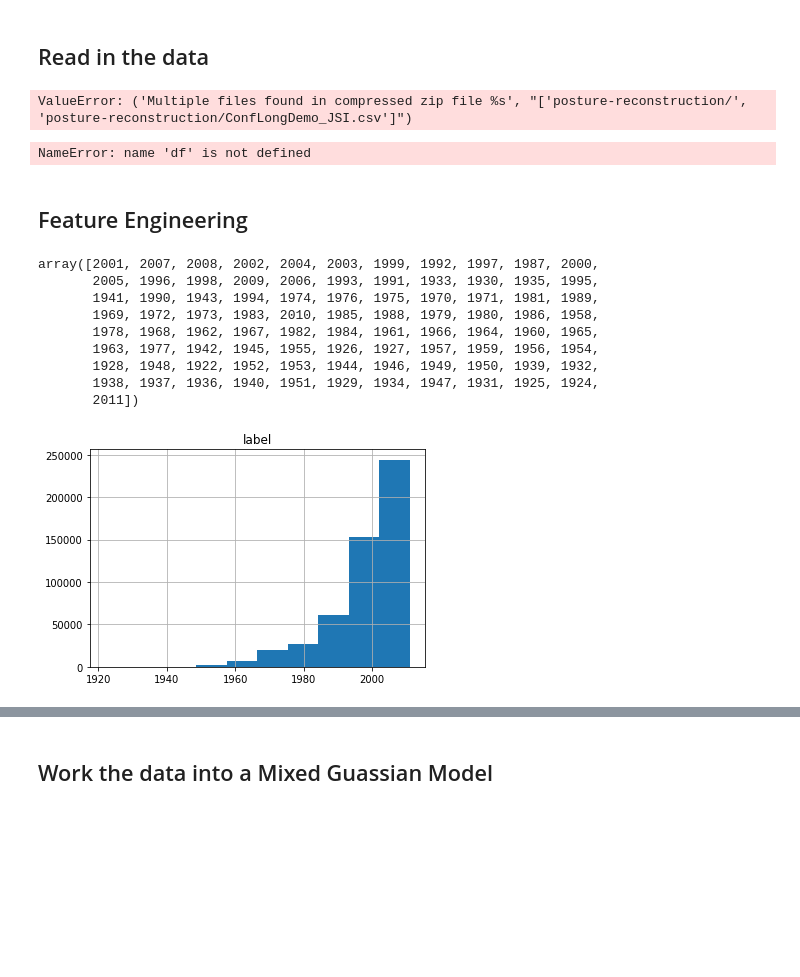
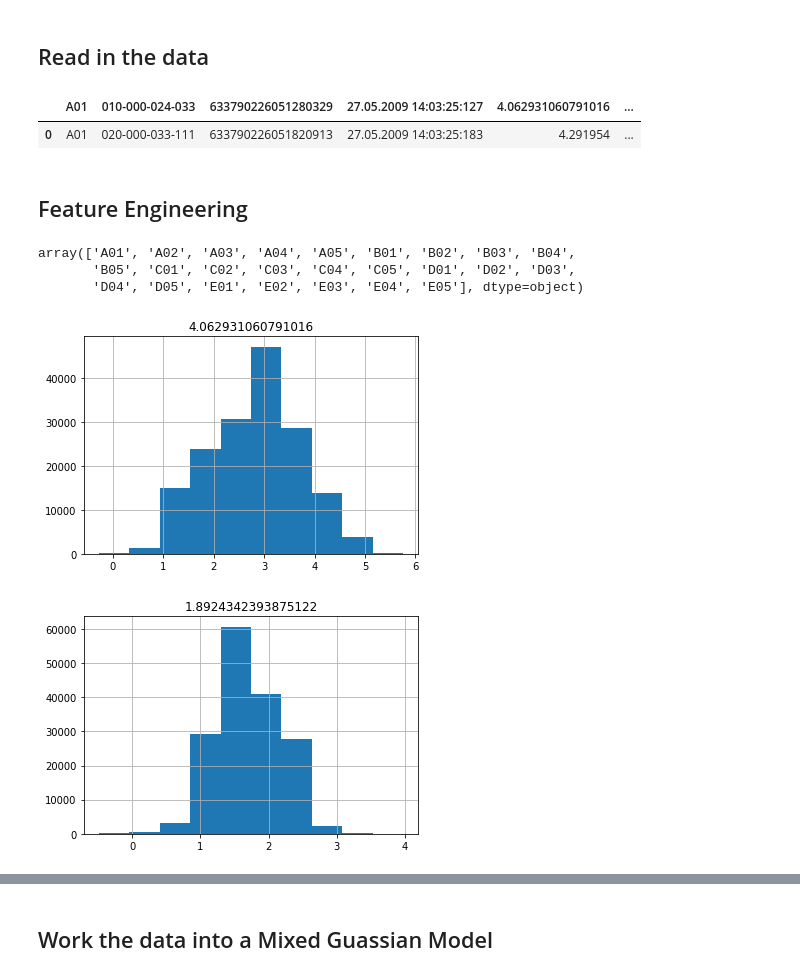
Before and after one commit to daltonhahn/eecs738-probably_interesting_data, a Jupyter notebook: notebooks/02-dahrla-prob-interesting-data-posture.ipynb, the cells around one changed output, grey strips where cells are left out. Cells and saved outputs as stored; diff of their text form; code cells hidden in the pictures; blank space fills up the shorter version.

```diff
--- a/notebooks/02-dahrla-prob-interesting-data-posture.ipynb
+++ b/notebooks/02-dahrla-prob-interesting-data-posture.ipynb
@@ -30,28 +30,25 @@ from statistics import mean, stdev
 # %% [markdown]
 ## Read in the data
 # %%
-df = pd.read_csv("../data/external/posture-reconstruction.zip", compression="zip")
+df = pd.read_csv("../data/external/ConfLongDemo_JSI.csv.zip", compression="zip")
-# %% [output]
-ValueError: ('Multiple files found in compressed zip file %s', "['posture-reconstruction/', 'posture-reconstruction/ConfLongDemo_JSI.csv']")
 # %%
 df.head(1)
 # %% [output]
-NameError: name 'df' is not defined
+|  | A01 | 010-000-024-033 | 633790226051280329 | 27.05.2009 14:03:25:127 | 4.062931060791016 | ... |
+| 0 | A01 | 020-000-033-111 | 633790226051820913 | 27.05.2009 14:03:25:183 | 4.291954 | ... |
 # %% [markdown]
 ## Feature Engineering
 # %%
 df[df.columns[0]].unique()
 # %% [output]
-array([2001, 2007, 2008, 2002, 2004, 2003, 1999, 1992, 1997, 1987, 2000,
-       2005, 1996, 1998, 2009, 2006, 1993, 1991, 1933, 1930, 1935, 1995,
-       1941, 1990, 1943, 1994, 1974, 1976, 1975, 1970, 1971, 1981, 1989,
-       1969, 1972, 1973, 1983, 2010, 1985, 1988, 1979, 1980, 1986, 1958,
-       1978, 1968, 1962, 1967, 1982, 1984, 1961, 1966, 1964, 1960, 1965,
-       1963, 1977, 1942, 1945, 1955, 1926, 1927, 1957, 1959, 1956, 1954,
-       1928, 1948, 1922, 1952, 1953, 1944, 1946, 1949, 1950, 1939, 1932,
-       1938, 1937, 1936, 1940, 1951, 1929, 1934, 1947, 1931, 1925, 1924,
-       2011])
+array(['A01', 'A02', 'A03', 'A04', 'A05', 'B01', 'B02', 'B03', 'B04',
+       'B05', 'C01', 'C02', 'C03', 'C04', 'C05', 'D01', 'D02', 'D03',
+       'D04', 'D05', 'E01', 'E02', 'E03', 'E04', 'E05'], dtype=object)
 # %%
-hist = df.hist(column = df.columns[0])
+hist = df.hist(column = df.columns[4])
 # %% [output]
-[figure, old version]
+[figure, new version]
+# %%
+hist = df.hist(column = df.columns[5])
+# %% [output]
+[figure, added]
```
Also changed, not shown: parts of 11 cells of this notebook.
